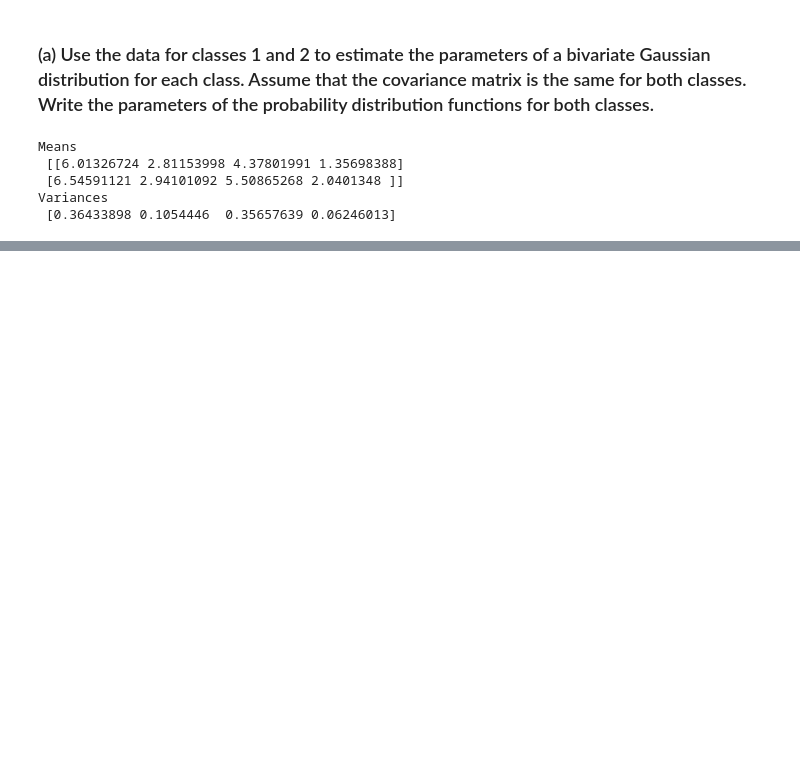
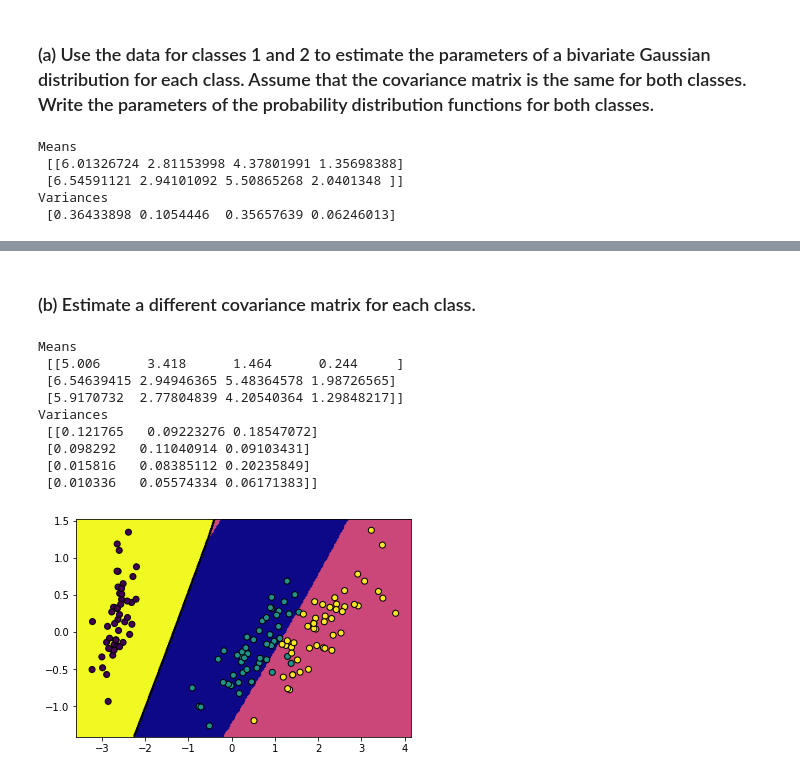
Before and after one commit to ingJSNA/machineLearning2018, a Jupyter notebook: ml-assign2-jsnavarroa.ipynb, the cells around one changed output, grey strips where cells are left out. Drawn from its saved outputs; the diff is of its cells as text; code cells hidden in the pictures; blank space fills up the shorter version.

```diff
--- a/ml-assign2-jsnavarroa.ipynb
+++ b/ml-assign2-jsnavarroa.ipynb
@@ -139,0 +138,22 @@ based on the discriminant functions. Evaluate the results using a confusion matr
+# %% [markdown]
+### (b) Estimate a different covariance matrix for each class.
+# %%
+estimators2b = gmm(Xorig, y, 'full')
+
+def discriminant2b(x, classes, estimator):
+    # we use the 0/1 loss function
+    # g_i (x) = P (C_i |x)
+    return classes[estimator.predict(x)]
+
+plot(discriminant2b, estimators2b)
+# %% [output]
+Means
+ [[5.006      3.418      1.464      0.244     ]
+ [6.54639415 2.94946365 5.48364578 1.98726565]
+ [5.9170732  2.77804839 4.20540364 1.29848217]]
+Variances
+ [[0.121765   0.09223276 0.18547072]
+ [0.098292   0.11040914 0.09103431]
+ [0.015816   0.08385112 0.20235849]
+ [0.010336   0.05574334 0.06171383]]
+[figure, added]
```
Also changed, not shown: parts of 13 cells of this notebook.
